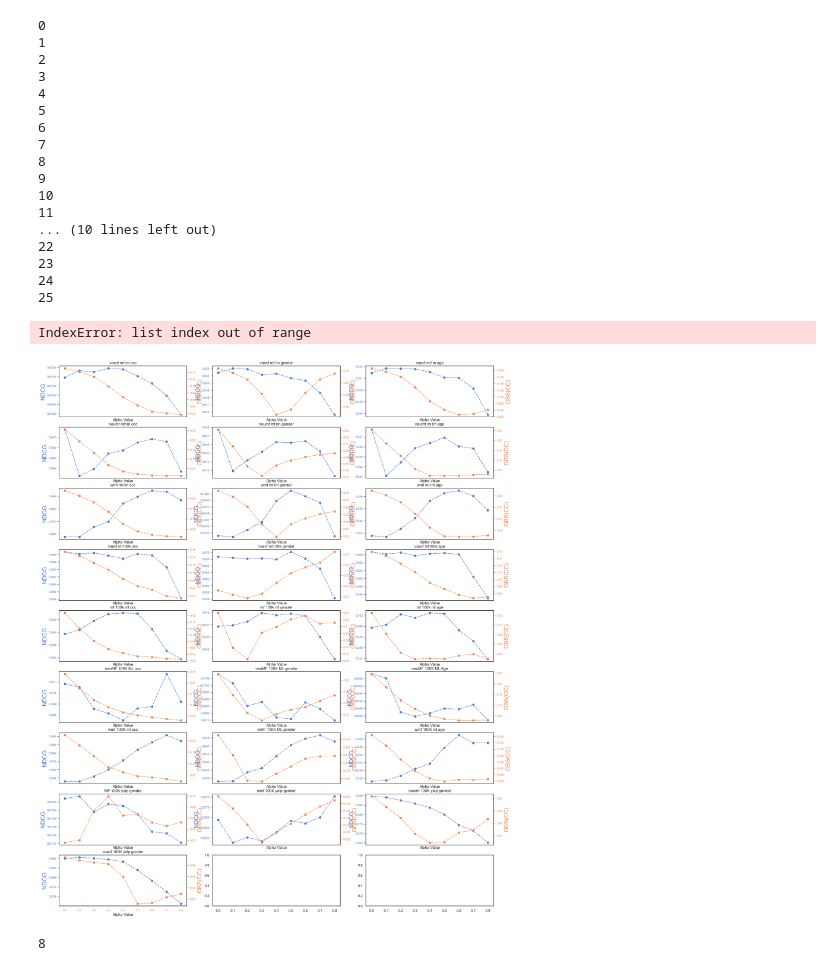
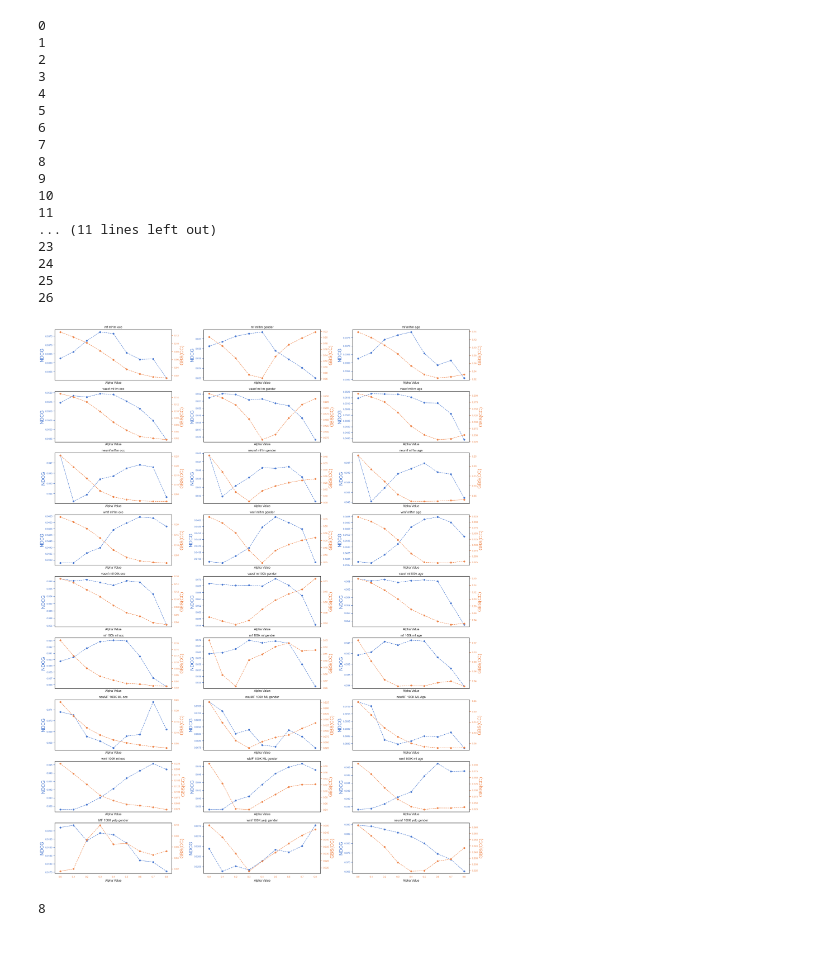
Before and after one commit to tahsinkheya/re_ranking_clean, a Jupyter notebook: data_vis/all_1m copy.ipynb, the cells around one changed output. Saved outputs shown, nothing was run; the diff lists cells and outputs as text; code cells hidden in the pictures.

```diff
--- a/data_vis/all_1m copy.ipynb
+++ b/data_vis/all_1m copy.ipynb
@@ -1007,7 +1126,7 @@ import seaborn as sns
 # Sample data
 x = [0,0.1,0.2,0.3,0.4,0.5,0.6, 0.7,0.8]
 upper_bound = 7
-titles = ["vaecf ml1m occ","vaecf ml1m gender","vaecf ml1m age","neumf ml1m occ","neumf ml1m gender","neumf ml1m age","wmf ml1m occ","wmf ml1m gender","wmf ml1m age","vaecf ml100k occ","vaecf ml100k gender","vaecf ml100k age","mf 100k ml occ","mf 100k ml gender","mf 100k ml age","neuMF 100K ML occ","neuMF 100K ML gender", "neuMF 100K ML Age", "wmf 100K ml occ", "wMF 100K ML gender","wmf 100K ml age","MF 100K yelp gender","wmf 100K yelp gender","neumf 100K yelp gender","vaecf 100K yelp gender" ]
+titles = ["mf ml1m occ","mf ml1m gender","mf ml1m age","vaecf ml1m occ","vaecf ml1m gender","vaecf ml1m age","neumf ml1m occ","neumf ml1m gender","neumf ml1m age","wmf ml1m occ","wmf ml1m gender","wmf ml1m age","vaecf ml100k occ","vaecf ml100k gender","vaecf ml100k age","mf 100k ml occ","mf 100k ml gender","mf 100k ml age","neuMF 100K ML occ","neuMF 100K ML gender", "neuMF 100K ML Age", "wmf 100K ml occ", "wMF 100K ML gender","wmf 100K ml age","MF 100K yelp gender","wmf 100K yelp gender","neumf 100K yelp gender","vaecf 100K yelp gender" ]
 
 # Seaborn setup for white background
 sns.set(style="white")
@@ -1037,37 +1156,36 @@ for i, ax1 in enumerate(axes):
     ax2.tick_params(axis="y", colors=pastel_palette[1], labelsize =9)
 
     # Set legends for both plots
     # ax1.legend(loc="upper left", fontsize=8)
     # ax2.legend(loc="upper right", fontsize=8)
 
     # Set title for each subplot
     ax1.set_title(f"{titles[i]}")
 
 # Adjust layout and title
 # plt.suptitle("Impact of Alpha on the Performance and Bias of the MF Model", fontsize=14)
 plt.tight_layout()
 plt.savefig("alldsabalationh.pdf", format="pdf")
 plt.show()
 # %% [output]
 0
 1
 2
 3
 4
 5
 6
 7
 8
 9
 10
 11
-... (10 lines left out)
-22
+... (11 lines left out)
 23
 24
 25
+26
-IndexError: list index out of range
-[figure, old version]
+[figure, new version]
 # %%
 ndcg_list[12].__len__()
 # %% [output]
```
Also changed, not shown: parts of 2 cells of this notebook, 3 other files.
